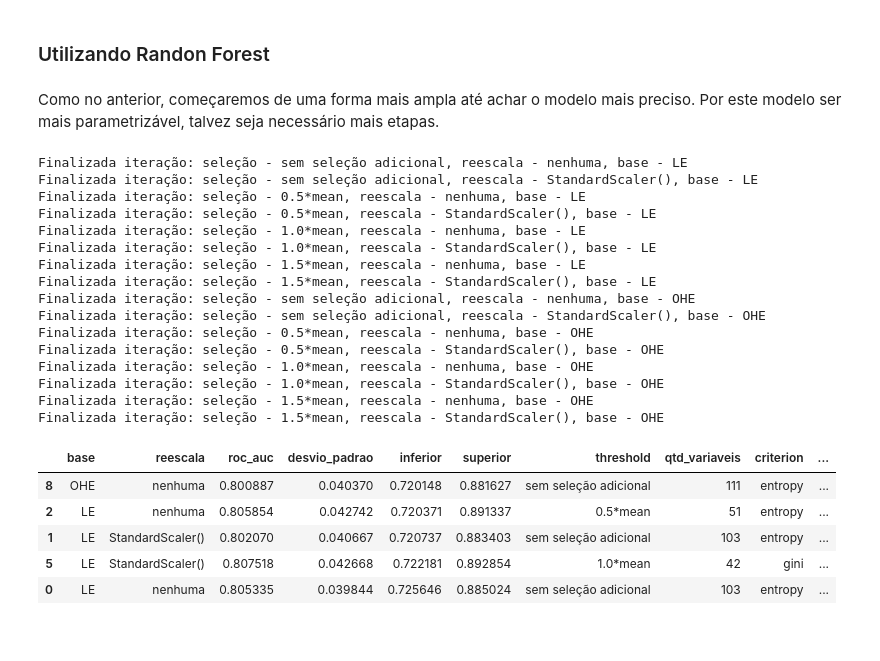
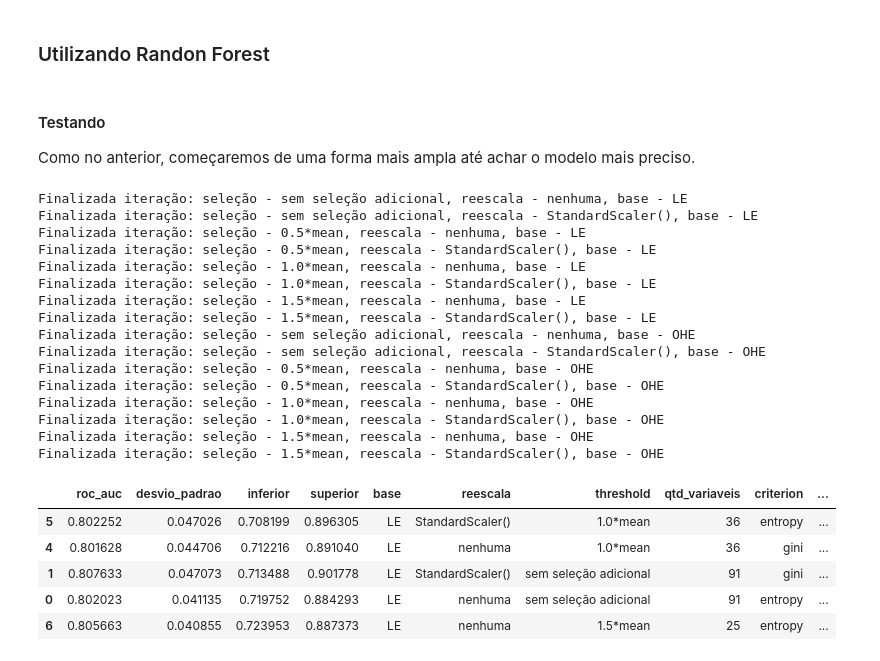
Before and after one commit to ViniciusCastillo/BootcampAlura_ProjetoModulo5, a Jupyter notebook: Notebooks/Seleciona_Modelo.ipynb, the cells around one changed output. Saved outputs shown, nothing was run; the diff lists cells and outputs as text; code cells hidden in the pictures.

```diff
--- a/Notebooks/Seleciona_Modelo.ipynb
+++ b/Notebooks/Seleciona_Modelo.ipynb
@@ -261,41 +259,42 @@ ROC AUC: 78.10%
 # %% [markdown]
 ### Utilizando Randon Forest
 # %% [markdown]
-Como no anterior, começaremos de uma forma mais ampla até achar o modelo mais preciso. Por este modelo ser mais parametrizável, talvez seja necessário mais etapas.
+#### Testando
+Como no anterior, começaremos de uma forma mais ampla até achar o modelo mais preciso.
 # %%
 # cria um objeto com a classe de seleção do modelo
 selecao_RF = seleciona_modelo(RandomForestClassifier())
 # seleção dos parâmetros de teste para este modelo
-testes  = {'n_estimators': [10, 100, 200],
+testes  = {'n_estimators': [10, 50, 100],
            'max_depth': [5, 10, 15],
            'criterion': ['gini', 'entropy']}
 # vamos começar os testes das demais funções do pipeline de forma bem ampla
 selecao_RF.testa_parametros(testes, metrica='roc_auc', lista_dados=[(dados_LE_0_2,'LE'),(dados_OHE_0_2,'OHE')],
                             lista_reescalas=['nenhuma',StandardScaler()],
                             selecao_menor=-100, selecao_maior=50, passo=50)
 # %% [output]
 Finalizada iteração: seleção - sem seleção adicional, reescala - nenhuma, base - LE
 Finalizada iteração: seleção - sem seleção adicional, reescala - StandardScaler(), base - LE
 Finalizada iteração: seleção - 0.5*mean, reescala - nenhuma, base - LE
 Finalizada iteração: seleção - 0.5*mean, reescala - StandardScaler(), base - LE
 Finalizada iteração: seleção - 1.0*mean, reescala - nenhuma, base - LE
 Finalizada iteração: seleção - 1.0*mean, reescala - StandardScaler(), base - LE
 Finalizada iteração: seleção - 1.5*mean, reescala - nenhuma, base - LE
 Finalizada iteração: seleção - 1.5*mean, reescala - StandardScaler(), base - LE
 Finalizada iteração: seleção - sem seleção adicional, reescala - nenhuma, base - OHE
 Finalizada iteração: seleção - sem seleção adicional, reescala - StandardScaler(), base - OHE
 Finalizada iteração: seleção - 0.5*mean, reescala - nenhuma, base - OHE
 Finalizada iteração: seleção - 0.5*mean, reescala - StandardScaler(), base - OHE
 Finalizada iteração: seleção - 1.0*mean, reescala - nenhuma, base - OHE
 Finalizada iteração: seleção - 1.0*mean, reescala - StandardScaler(), base - OHE
 Finalizada iteração: seleção - 1.5*mean, reescala - nenhuma, base - OHE
 Finalizada iteração: seleção - 1.5*mean, reescala - StandardScaler(), base - OHE
-|  | base | reescala | roc_auc | desvio_padrao | inferior | superior | threshold | qtd_variaveis | criterion | ... |
-| 8 | OHE | nenhuma | 0.800887 | 0.040370 | 0.720148 | 0.881627 | sem seleção adicional | 111 | entropy | ... |
-| 2 | LE | nenhuma | 0.805854 | 0.042742 | 0.720371 | 0.891337 | 0.5*mean | 51 | entropy | ... |
-| 1 | LE | StandardScaler() | 0.802070 | 0.040667 | 0.720737 | 0.883403 | sem seleção adicional | 103 | entropy | ... |
-| 5 | LE | StandardScaler() | 0.807518 | 0.042668 | 0.722181 | 0.892854 | 1.0*mean | 42 | gini | ... |
-| 0 | LE | nenhuma | 0.805335 | 0.039844 | 0.725646 | 0.885024 | sem seleção adicional | 103 | entropy | ... |
+|  | roc_auc | desvio_padrao | inferior | superior | base | reescala | threshold | qtd_variaveis | criterion | ... |
+| 5 | 0.802252 | 0.047026 | 0.708199 | 0.896305 | LE | StandardScaler() | 1.0*mean | 36 | entropy | ... |
+| 4 | 0.801628 | 0.044706 | 0.712216 | 0.891040 | LE | nenhuma | 1.0*mean | 36 | gini | ... |
+| 1 | 0.807633 | 0.047073 | 0.713488 | 0.901778 | LE | StandardScaler() | sem seleção adicional | 91 | gini | ... |
+| 0 | 0.802023 | 0.041135 | 0.719752 | 0.884293 | LE | nenhuma | sem seleção adicional | 91 | entropy | ... |
+| 6 | 0.805663 | 0.040855 | 0.723953 | 0.887373 | LE | nenhuma | 1.5*mean | 25 | entropy | ... |
 # %%
 selecao_RF.classifica_resultados().head(10)
 # %% [output]
```
Also changed, not shown: parts of 83 cells of this notebook.
